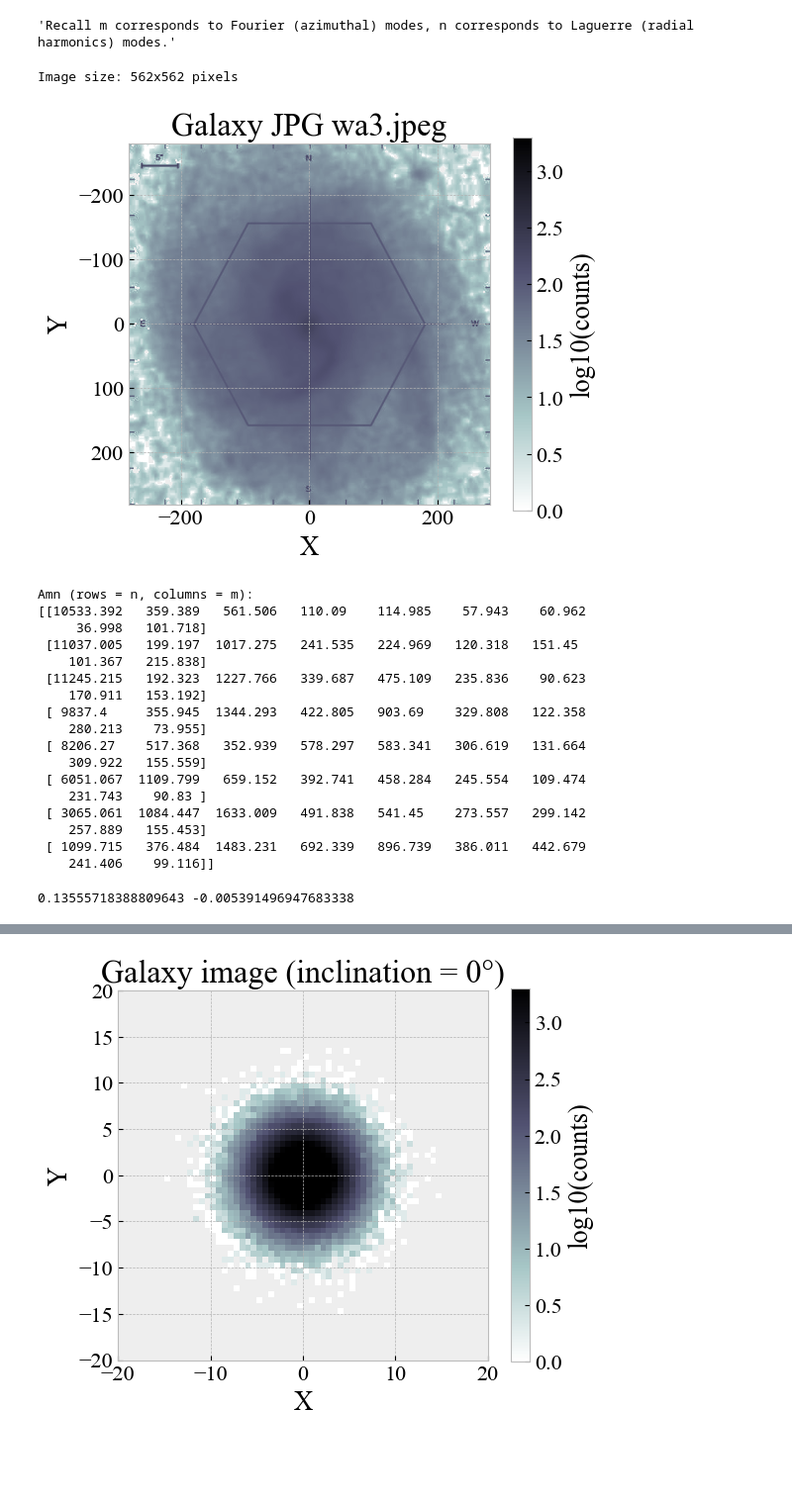
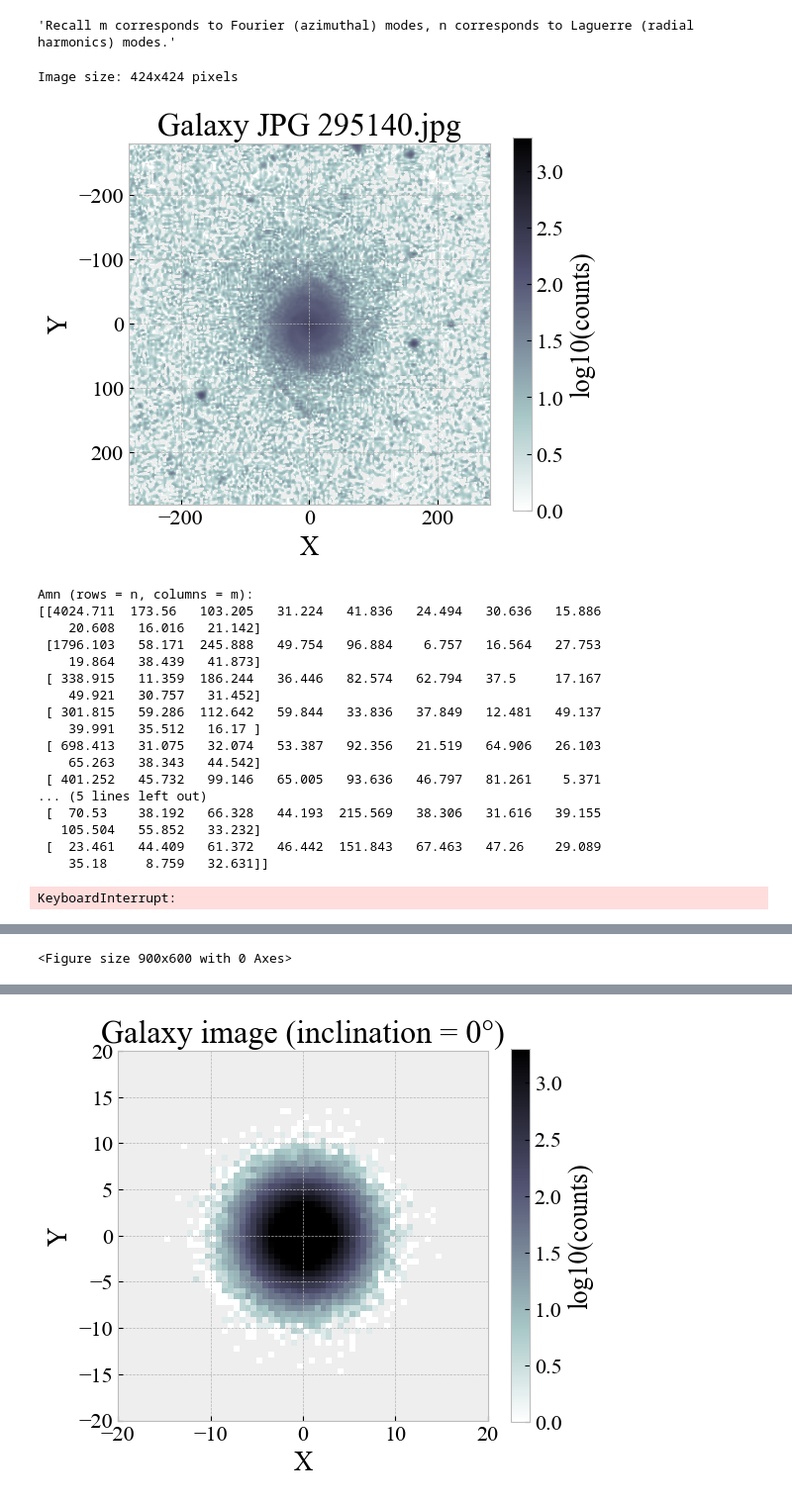
Before and after one commit to meganhmartinez/Sonification, a Jupyter notebook: Expansions.ipynb, the cells around one changed output, grey strips where cells are left out. Shown at 99% size. Cells and saved outputs as stored; diff of their text form; code cells hidden in the pictures; blank space fills up the shorter version.

```diff
--- a/Expansions.ipynb
+++ b/Expansions.ipynb
@@ -49,7 +50,7 @@ noise = 0.5
 # %% [output]
 'Recall m corresponds to Fourier (azimuthal) modes, n corresponds to Laguerre (radial harmonics) modes.'
 # %%
-file="wa3.jpeg"  # replace with your image file
+file="295140.jpg"  # replace with your image file
 rmax = 281  # radius in pixels, adjust as needed
 img_pil = Image.open(file).convert("L")
 w, h    = img_pil.size
@@ -101,7 +102,7 @@ print(np.round(Amn_matrix,3))
 
 # the grid of inclinations to draw curves for:
 incl_list = np.linspace(10, 80, 8)     # eight sample inclinations
-PA_list   = np.linspace(0, 80, 41)     # fine PA sampling
+PA_list   = np.linspace(0, 180, 20)     # fine PA sampling
 colorindx = np.linspace(0, 1, len(incl_list+1))  # color index for inclinations
 plt.figure(figsize=(9, 6))
 
@@ -132,50 +133,50 @@ for inc in tqdm(incl_list, desc="Processing inclinations", unit="inclination"):
         eta_cos.append(etacos)
 
     # plot one curve (inc fixed, PA varying)
     plt.plot(etas, eta_cos, '-', label=f"{inc:.0f}°", color=my_gradient(colorindx[i]))
     i += 1
 
 plt.xlabel(r"$\eta$")
 plt.ylabel(r"$\eta_{cos}$")
 labelLines(plt.gca().get_lines(),align=False,fontsize=14)
 plt.title(r"$\eta$ vs $\eta_{cos}$")
 plt.grid(True)
 
 # now do the blind test and overplot a big marker
 
 
 num_cos = sum(coscoefstrue[2,n] for n in range(nmax))
 
 num     = sum(np.hypot(coscoefstrue[2,n], sincoefstrue[2,n]) for n in range(nmax))
 den     = sum(abs(coscoefstrue[0,n])            for n in range(nmax))
 
 eta_bt     = num/den
 eta_cos_bt = num_cos/den
 
 
 # big red dot
 plt.plot(eta_bt, eta_cos_bt, 'o', color='red', markersize=10, label="Blind Test")
 print(eta_bt, eta_cos_bt)
 plt.tight_layout()
 plt.show()
 # %% [output]
-Image size: 562x562 pixels
+Image size: 424x424 pixels
-[figure, old version]
+[figure, new version]
 Amn (rows = n, columns = m):
-[[10533.392   359.389   561.506   110.09    114.985    57.943    60.962
-     36.998   101.718]
- [11037.005   199.197  1017.275   241.535   224.969   120.318   151.45
-    101.367   215.838]
- [11245.215   192.323  1227.766   339.687   475.109   235.836    90.623
-    170.911   153.192]
- [ 9837.4     355.945  1344.293   422.805   903.69    329.808   122.358
-    280.213    73.955]
- [ 8206.27    517.368   352.939   578.297   583.341   306.619   131.664
-    309.922   155.559]
- [ 6051.067  1109.799   659.152   392.741   458.284   245.554   109.474
-    231.743    90.83 ]
- [ 3065.061  1084.447  1633.009   491.838   541.45    273.557   299.142
-    257.889   155.453]
- [ 1099.715   376.484  1483.231   692.339   896.739   386.011   442.679
-    241.406    99.116]]
+[[4024.711  173.56   103.205   31.224   41.836   24.494   30.636   15.886
+    20.608   16.016   21.142]
+ [1796.103   58.171  245.888   49.754   96.884    6.757   16.564   27.753
+    19.864   38.439   41.873]
+ [ 338.915   11.359  186.244   36.446   82.574   62.794   37.5     17.167
+    49.921   30.757   31.452]
+ [ 301.815   59.286  112.642   59.844   33.836   37.849   12.481   49.137
+    39.991   35.512   16.17 ]
+ [ 698.413   31.075   32.074   53.387   92.356   21.519   64.906   26.103
+    65.263   38.343   44.542]
+ [ 401.252   45.732   99.146   65.005   93.636   46.797   81.261    5.371
+... (5 lines left out)
+ [  70.53    38.192   66.328   44.193  215.569   38.306   31.616   39.155
+   105.504   55.852   33.232]
+ [  23.461   44.409   61.372   46.442  151.843   67.463   47.26    29.089
+    35.18     8.759   32.631]]
-0.13555718388809643 -0.005391496947683338
+KeyboardInterrupt:
@@ -183 +183,2 @@ Amn (rows = n, columns = m):
+<Figure size 900x600 with 0 Axes>
 # %%
```
Also changed, not shown: parts of 6 cells of this notebook, 3 other files.
